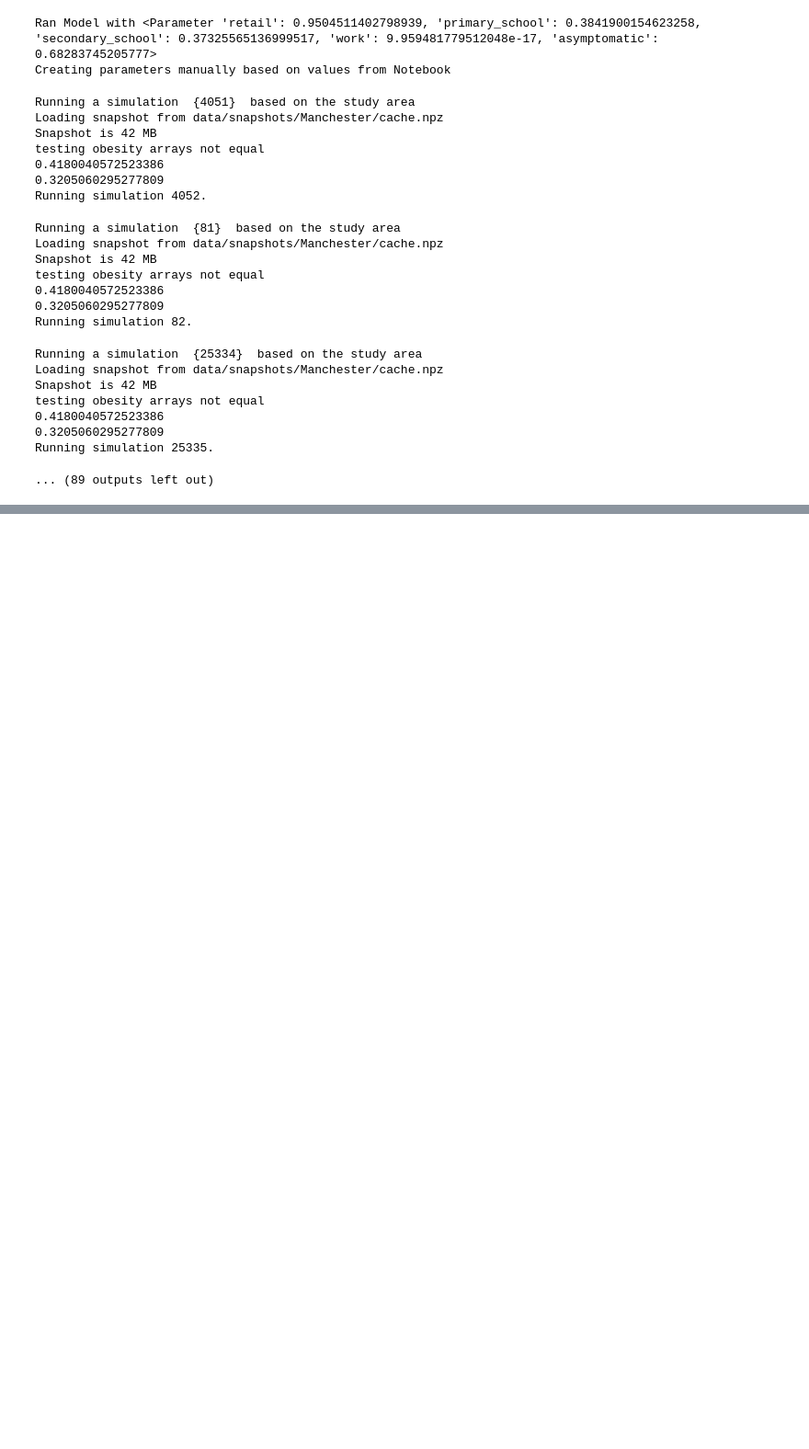
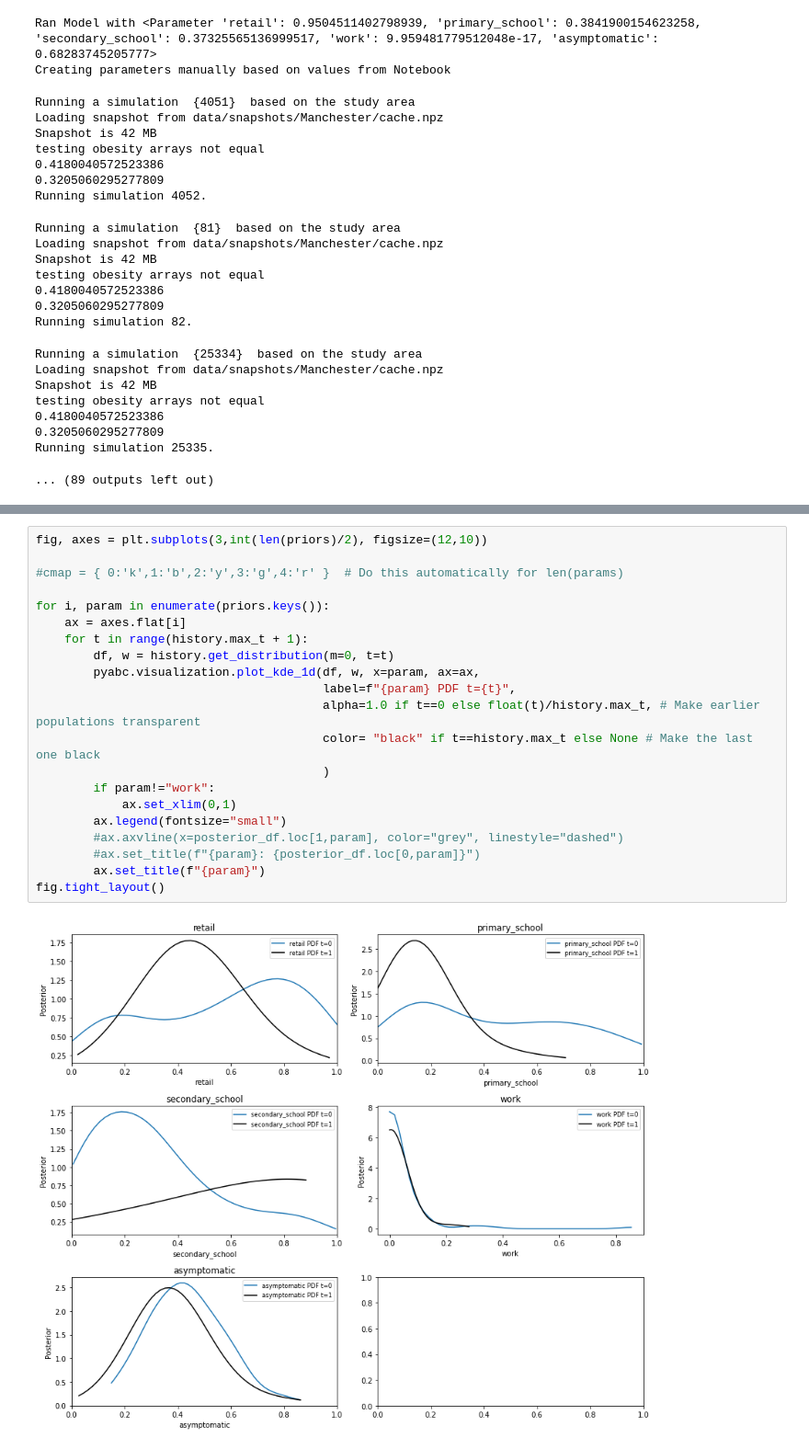
Before and after one commit to alan-turing-institute/uatk-aspics, a Jupyter notebook: calibration/abc_notebook.ipynb, the cells around one changed output, grey strips where cells are left out. Shown at 92% size. Saved outputs shown, nothing was run; the diff lists cells and outputs as text; blank space fills up the shorter version.

```diff
--- a/calibration/abc_notebook.ipynb
+++ b/calibration/abc_notebook.ipynb
@@ -478,0 +507,23 @@ Running simulation 25335.
+# %%
+fig, axes = plt.subplots(3,int(len(priors)/2), figsize=(12,10))
+
+#cmap = { 0:'k',1:'b',2:'y',3:'g',4:'r' }  # Do this automatically for len(params)
+
+for i, param in enumerate(priors.keys()):
+    ax = axes.flat[i]
+    for t in range(history.max_t + 1):
+        df, w = history.get_distribution(m=0, t=t)
+        pyabc.visualization.plot_kde_1d(df, w, x=param, ax=ax,
+                                        label=f"{param} PDF t={t}",
+                                        alpha=1.0 if t==0 else float(t)/history.max_t, # Make earlier populations transparent
+                                        color= "black" if t==history.max_t else None # Make the last one black
+                                        )
+        if param!="work":
+            ax.set_xlim(0,1)
+        ax.legend(fontsize="small")
+        #ax.axvline(x=posterior_df.loc[1,param], color="grey", linestyle="dashed")
+        #ax.set_title(f"{param}: {posterior_df.loc[0,param]}")
+        ax.set_title(f"{param}")
+fig.tight_layout()
+# %% [output]
+[figure, added]
```
Also changed, not shown: parts of 8 cells of this notebook.
